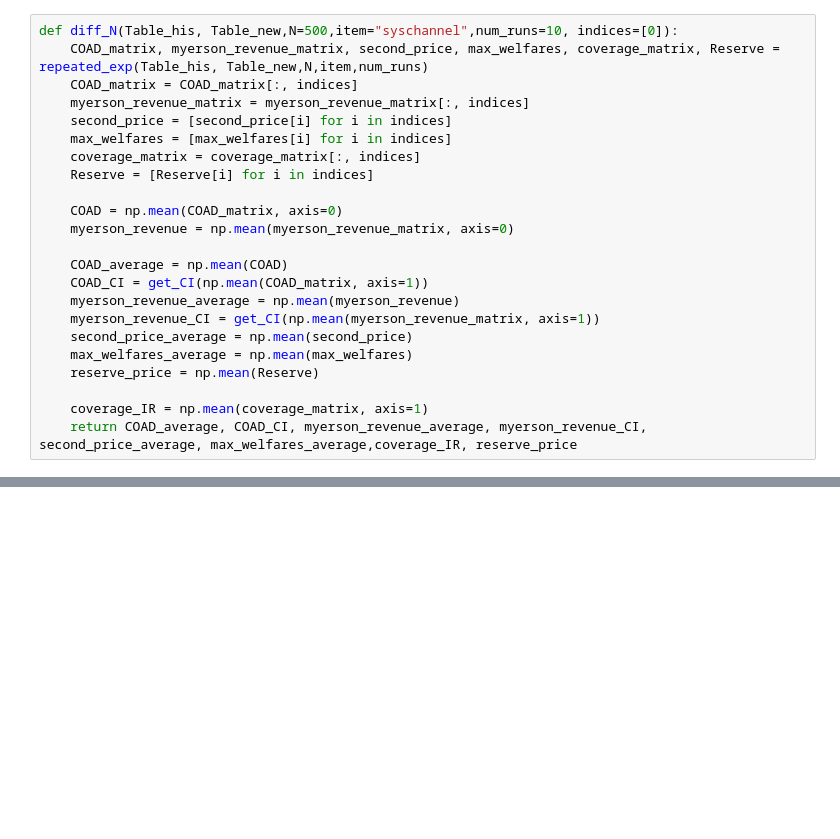
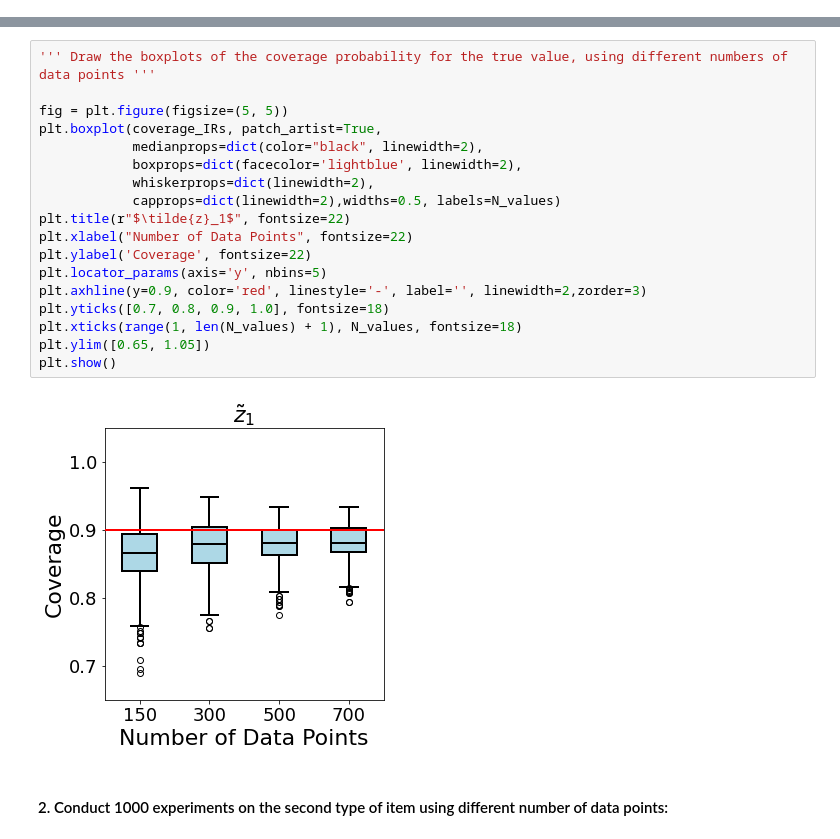
Before and after one commit to JialeHan22/Conformal-Online-Auction-Design, a Jupyter notebook: Real Data Analysis/eBay_real_data_code.ipynb, the cells around one changed output, grey strips where cells are left out. Drawn from its saved outputs; the diff is of its cells as text; blank space fills up the shorter version.

```diff
--- a/Real Data Analysis/eBay_real_data_code.ipynb
+++ b/Real Data Analysis/eBay_real_data_code.ipynb
@@ -325,23 +0,0 @@ def get_CI(data):
-# %%
-def diff_N(Table_his, Table_new,N=500,item="syschannel",num_runs=10, indices=[0]):
-    COAD_matrix, myerson_revenue_matrix, second_price, max_welfares, coverage_matrix, Reserve = repeated_exp(Table_his, Table_new,N,item,num_runs)
-    COAD_matrix = COAD_matrix[:, indices]
-    myerson_revenue_matrix = myerson_revenue_matrix[:, indices]
-    second_price = [second_price[i] for i in indices]
-    max_welfares = [max_welfares[i] for i in indices]
-    coverage_matrix = coverage_matrix[:, indices]
-    Reserve = [Reserve[i] for i in indices]
-
-    COAD = np.mean(COAD_matrix, axis=0)
-    myerson_revenue = np.mean(myerson_revenue_matrix, axis=0)
-
-    COAD_average = np.mean(COAD)
-    COAD_CI = get_CI(np.mean(COAD_matrix, axis=1))
-    myerson_revenue_average = np.mean(myerson_revenue)
-    myerson_revenue_CI = get_CI(np.mean(myerson_revenue_matrix, axis=1))
-    second_price_average = np.mean(second_price)
-    max_welfares_average = np.mean(max_welfares)
-    reserve_price = np.mean(Reserve)
-
-    coverage_IR = np.mean(coverage_matrix, axis=1)
-    return COAD_average, COAD_CI, myerson_revenue_average, myerson_revenue_CI, second_price_average, max_welfares_average,coverage_IR, reserve_price
@@ -562,0 +171,22 @@ plt.show()
+# %%
+''' Draw the boxplots of the coverage probability for the true value, using different numbers of data points '''
+
+fig = plt.figure(figsize=(5, 5))
+plt.boxplot(coverage_IRs, patch_artist=True,
+            medianprops=dict(color="black", linewidth=2),
+            boxprops=dict(facecolor='lightblue', linewidth=2),
+            whiskerprops=dict(linewidth=2),
+            capprops=dict(linewidth=2),widths=0.5, labels=N_values)
+plt.title(r"$\tilde{z}_1$", fontsize=22)
+plt.xlabel("Number of Data Points", fontsize=22)
+plt.ylabel('Coverage', fontsize=22)
+plt.locator_params(axis='y', nbins=5)
+plt.axhline(y=0.9, color='red', linestyle='-', label='', linewidth=2,zorder=3)
+plt.yticks([0.7, 0.8, 0.9, 1.0], fontsize=18)
+plt.xticks(range(1, len(N_values) + 1), N_values, fontsize=18)
+plt.ylim([0.65, 1.05])
+plt.show()
+# %% [output]
+[figure, added]
+# %% [markdown]
+#### 2. Conduct 1000 experiments on the second type of item using different number of data points:
```
Also changed, not shown: parts of 39 cells of this notebook, 5 other files.
